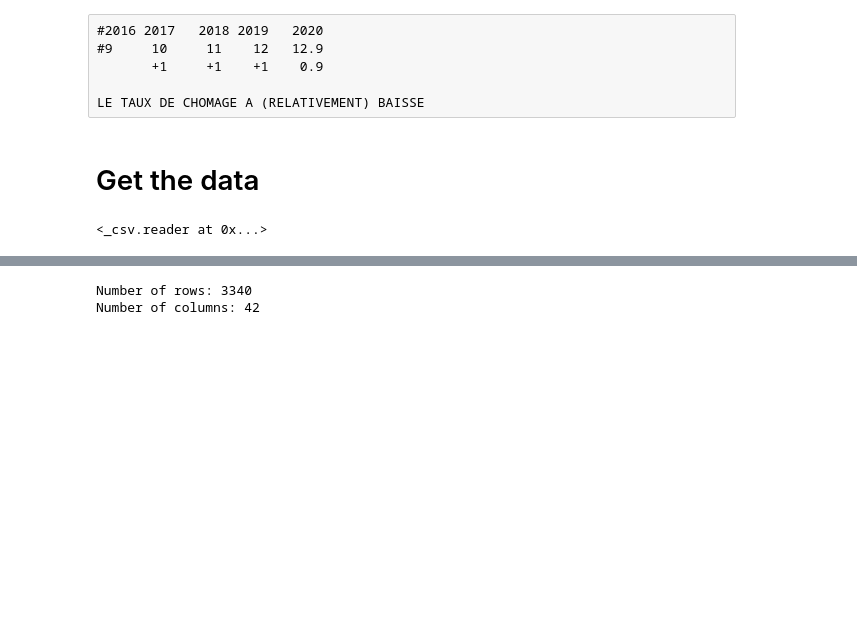
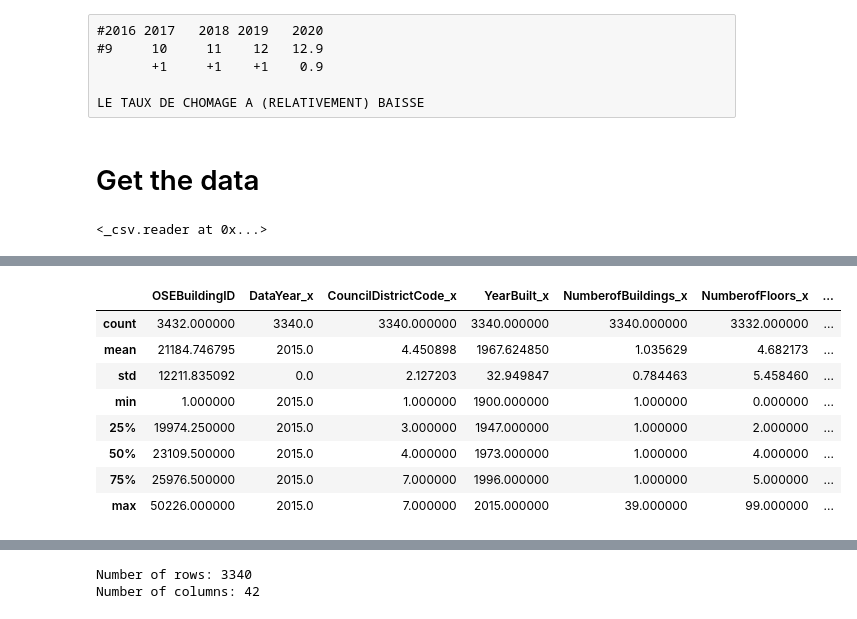
Before and after one commit to ylh86280/ylh86280, a Jupyter notebook: ylhtestc_collab_P4.ipynb, the cells around one changed output, grey strips where cells are left out. Drawn from its saved outputs; the diff is of its cells as text; code cells hidden in the pictures; blank space fills up the shorter version.

```diff
--- a/ylhtestc_collab_P4.ipynb
+++ b/ylhtestc_collab_P4.ipynb
@@ -44,0 +71,19 @@ df = pd.read_csv(io.BytesIO(data_to_load['2015-building-energy-benchmarking.csv'
+# %%
+df_2015.columns=['OSEBuildingID', 'DataYear', 'BuildingType', 'PrimaryPropertyType',
+       'PropertyName', 'TaxParcelIdentificationNumber', 'Location',
+       'CouncilDistrictCode', 'Neighborhood', 'YearBuilt', 'NumberofBuildings',
+       'NumberofFloors', 'PropertyGFATotal', 'PropertyGFAParking',
+       'PropertyGFABuilding(s)', 'ListOfAllPropertyUseTypes',
+       'LargestPropertyUseType', 'LargestPropertyUseTypeGFA',
+       'SecondLargestPropertyUseType', 'SecondLargestPropertyUseTypeGFA',
+       'ThirdLargestPropertyUseType', 'ThirdLargestPropertyUseTypeGFA',
+       'YearsENERGYSTARCertified', 'ENERGYSTARScore', 'SiteEUI(kBtu/sf)',
+       'SiteEUIWN(kBtu/sf)', 'SourceEUI(kBtu/sf)', 'SourceEUIWN(kBtu/sf)',
+       'SiteEnergyUse(kBtu)', 'SiteEnergyUseWN(kBtu)', 'SteamUse(kBtu)',
+       'Electricity(kWh)', 'Electricity(kBtu)', 'NaturalGas(therms)',
+       'NaturalGas(kBtu)', 'OtherFuelUse(kBtu)',
+       'GHGEmissions(MetricTonsCO2e)', 'GHGEmissionsIntensity(kgCO2e/ft2)',
+       'DefaultData', 'Comments', 'ComplianceStatus', 'Outlier',
+       '2010 Census Tracts',
+       'Seattle Police Department Micro Community Policing Plan Areas',
+       'City', 'SPD Beats', 'ZipCode']
@@ -45 +113,3 @@ df = pd.read_csv(io.BytesIO(data_to_load['2015-building-energy-benchmarking.csv'
+# %%
+ydf = pd.concat([df_2015, df_2016], ignore_index=True)
 # %%
@@ -48,0 +143,12 @@ df.shape
+# %%
+ydf.describe()
+# %% [output]
+|  | OSEBuildingID | DataYear_x | CouncilDistrictCode_x | YearBuilt_x | NumberofBuildings_x | NumberofFloors_x | ... |
+| count | 3432.000000 | 3340.0 | 3340.000000 | 3340.000000 | 3340.000000 | 3332.000000 | ... |
+| mean | 21184.746795 | 2015.0 | 4.450898 | 1967.624850 | 1.035629 | 4.682173 | ... |
+| std | 12211.835092 | 0.0 | 2.127203 | 32.949847 | 0.784463 | 5.458460 | ... |
+| min | 1.000000 | 2015.0 | 1.000000 | 1900.000000 | 1.000000 | 0.000000 | ... |
+| 25% | 19974.250000 | 2015.0 | 3.000000 | 1947.000000 | 1.000000 | 2.000000 | ... |
+| 50% | 23109.500000 | 2015.0 | 4.000000 | 1973.000000 | 1.000000 | 4.000000 | ... |
+| 75% | 25976.500000 | 2015.0 | 7.000000 | 1996.000000 | 1.000000 | 5.000000 | ... |
+| max | 50226.000000 | 2015.0 | 7.000000 | 2015.000000 | 39.000000 | 99.000000 | ... |
```
Also changed, not shown: parts of 19 cells of this notebook.
